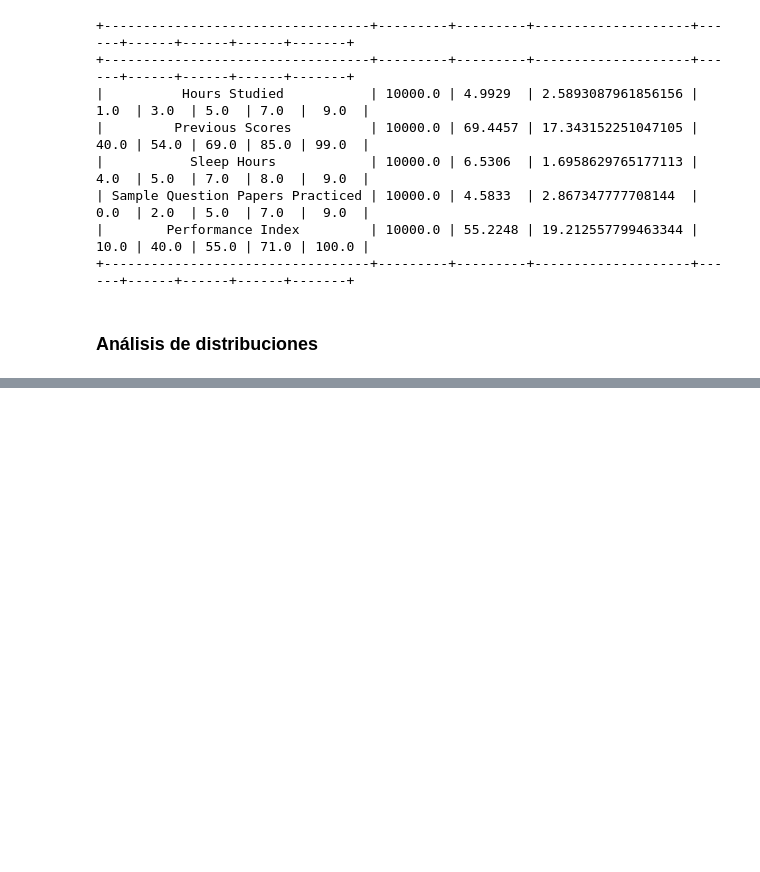
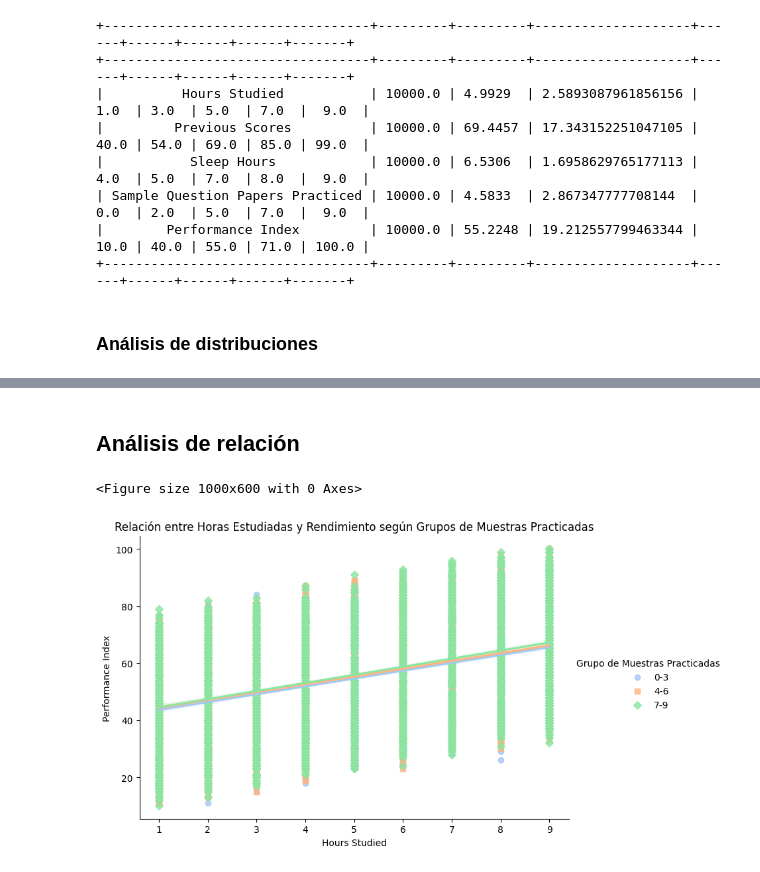
Before and after one commit to ingjfnf/PROJECT_GRUPO_28, a Jupyter notebook: ANALISIS_EXPLOTARIO/EDA.ipynb, the cells around one changed output, grey strips where cells are left out. Saved outputs shown, nothing was run; the diff lists cells and outputs as text; code cells hidden in the pictures; blank space fills up the shorter version.

```diff
--- a/ANALISIS_EXPLOTARIO/EDA.ipynb
+++ b/ANALISIS_EXPLOTARIO/EDA.ipynb
@@ -63,0 +110,11 @@ plt.show()
+# %% [markdown]
+## Análisis de relación
+# %%
+df['Grupo de Muestras Practicadas'] = pd.cut(df['Sample Question Papers Practiced'], bins=[-1, 3, 6, 9], labels=['0-3', '4-6', '7-9']) # Agrupamos 'Sample Question Papers Practiced' en intervalos de 3 para simplificar el gráfico
+plt.figure(figsize=(10, 6))
+sns.lmplot(x='Hours Studied', y='Performance Index', hue='Grupo de Muestras Practicadas', data=df, aspect=1.5, palette="pastel", markers=["o", "s", "D"])
+plt.title('Relación entre Horas Estudiadas y Rendimiento según Grupos de Muestras Practicadas')
+plt.show()
+# %% [output]
+<Figure size 1000x600 with 0 Axes>
+[figure, added]
```
Also changed, not shown: parts of 7 cells of this notebook.
